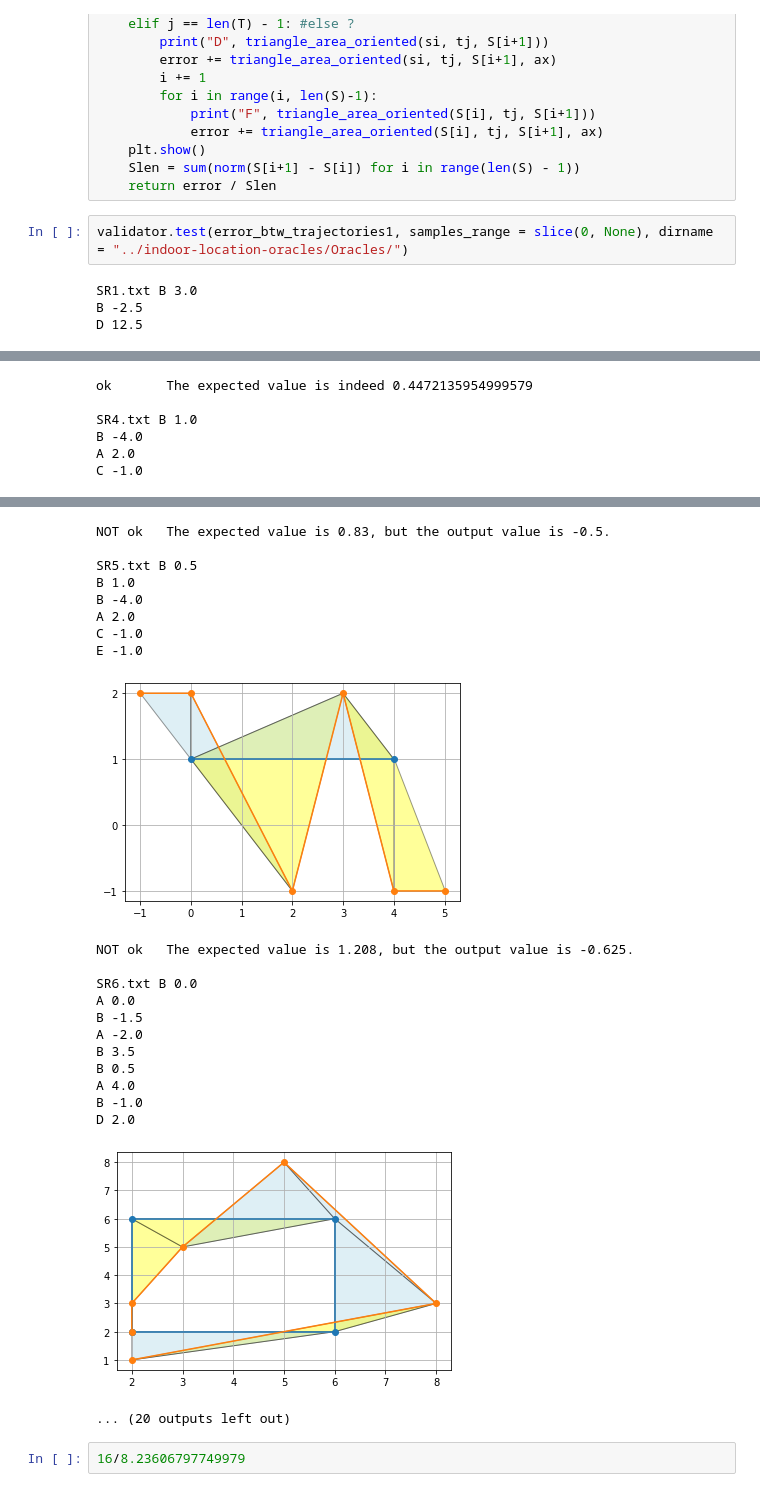
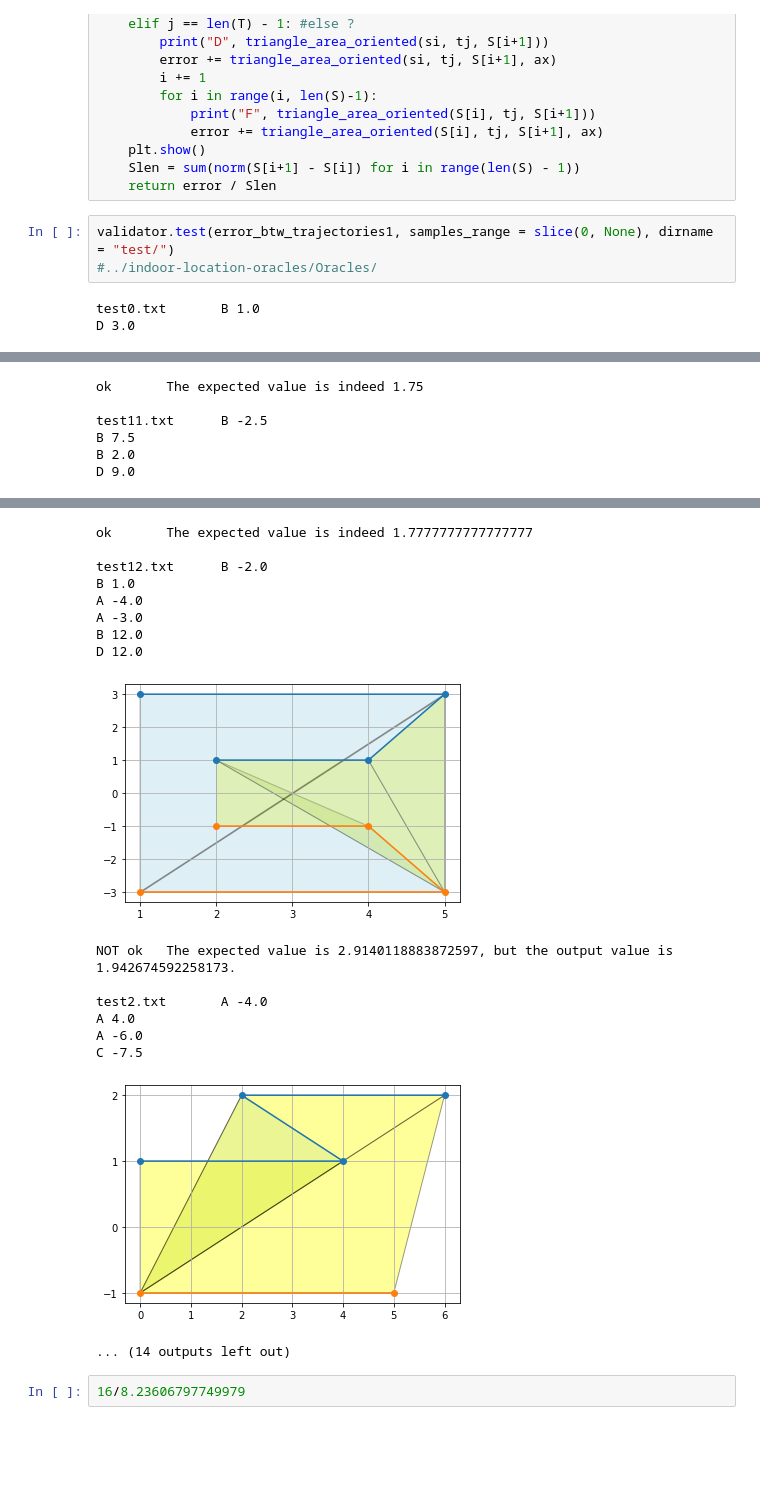
Before and after one commit to JulienNonin/error-btw-trajectories, a Jupyter notebook: Sol2-Negative-Area.ipynb, the cells around one changed output, grey strips where cells are left out. Saved outputs shown, nothing was run; the diff lists cells and outputs as text; blank space fills up the shorter version.

Commit message:
(Test) Doctest error_btw_trajectories estimator

```diff
--- a/Sol2-Negative-Area.ipynb
+++ b/Sol2-Negative-Area.ipynb
@@ -89,8 +89,8 @@ def error_btw_trajectories1(S, T):
     Slen = sum(norm(S[i+1] - S[i]) for i in range(len(S) - 1))
     return error / Slen
 # %%
-validator.test(error_btw_trajectories1, samples_range = slice(0, None), dirname = "../indoor-location-oracles/Oracles/")
+validator.test(error_btw_trajectories1, samples_range = slice(0, None), dirname = "test/")
+#../indoor-location-oracles/Oracles/
 # %% [output]
-SR1.txt B 3.0
-B -2.5
-D 12.5
+test0.txt       B 1.0
+D 3.0
@@ -111,6 +112,6 @@ F 0.5
-ok       The expected value is indeed 0.4472135954999579
+ok       The expected value is indeed 1.75
 
-SR4.txt B 1.0
-B -4.0
-A 2.0
-C -1.0
+test11.txt      B -2.5
+B 7.5
+B 2.0
+D 9.0
@@ -118,25 +119,20 @@ C -1.0
-NOT ok   The expected value is 0.83, but the output value is -0.5.
+ok       The expected value is indeed 1.7777777777777777
 
-SR5.txt B 0.5
+test12.txt      B -2.0
 B 1.0
-B -4.0
-A 2.0
-C -1.0
-E -1.0
+A -4.0
+A -3.0
+B 12.0
+D 12.0
-[figure, old version]
+[figure, new version]
-NOT ok   The expected value is 1.208, but the output value is -0.625.
+NOT ok   The expected value is 2.9140118883872597, but the output value is 1.942674592258173.
 
-SR6.txt B 0.0
-A 0.0
-B -1.5
-A -2.0
-B 3.5
-B 0.5
+test2.txt       A -4.0
 A 4.0
-B -1.0
-D 2.0
+A -6.0
+C -7.5
-[figure, old version]
+[figure, new version]
-... (20 outputs left out)
+... (14 outputs left out)
 # %%
 16/8.23606797749979
 # %% [output]
```
Also changed, not shown: parts of 1 cell of this notebook, 3 other files.
